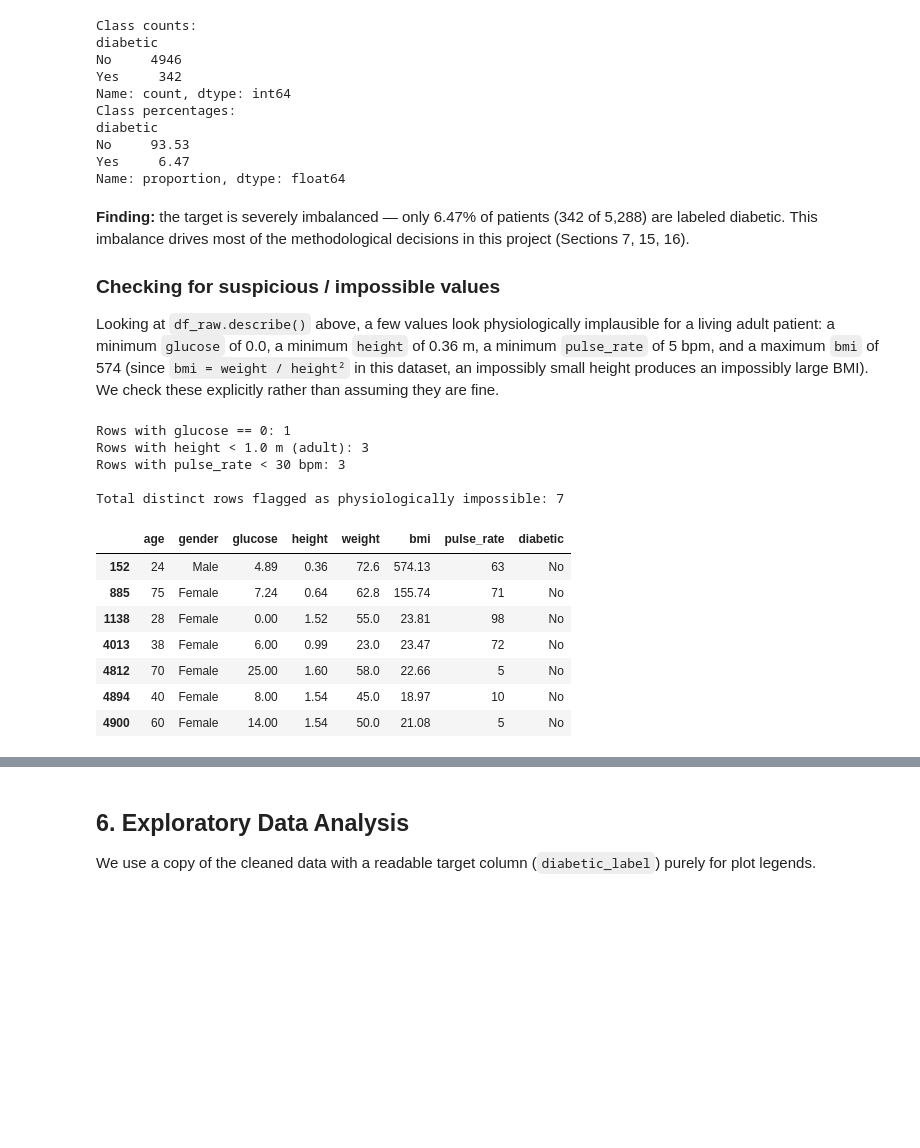
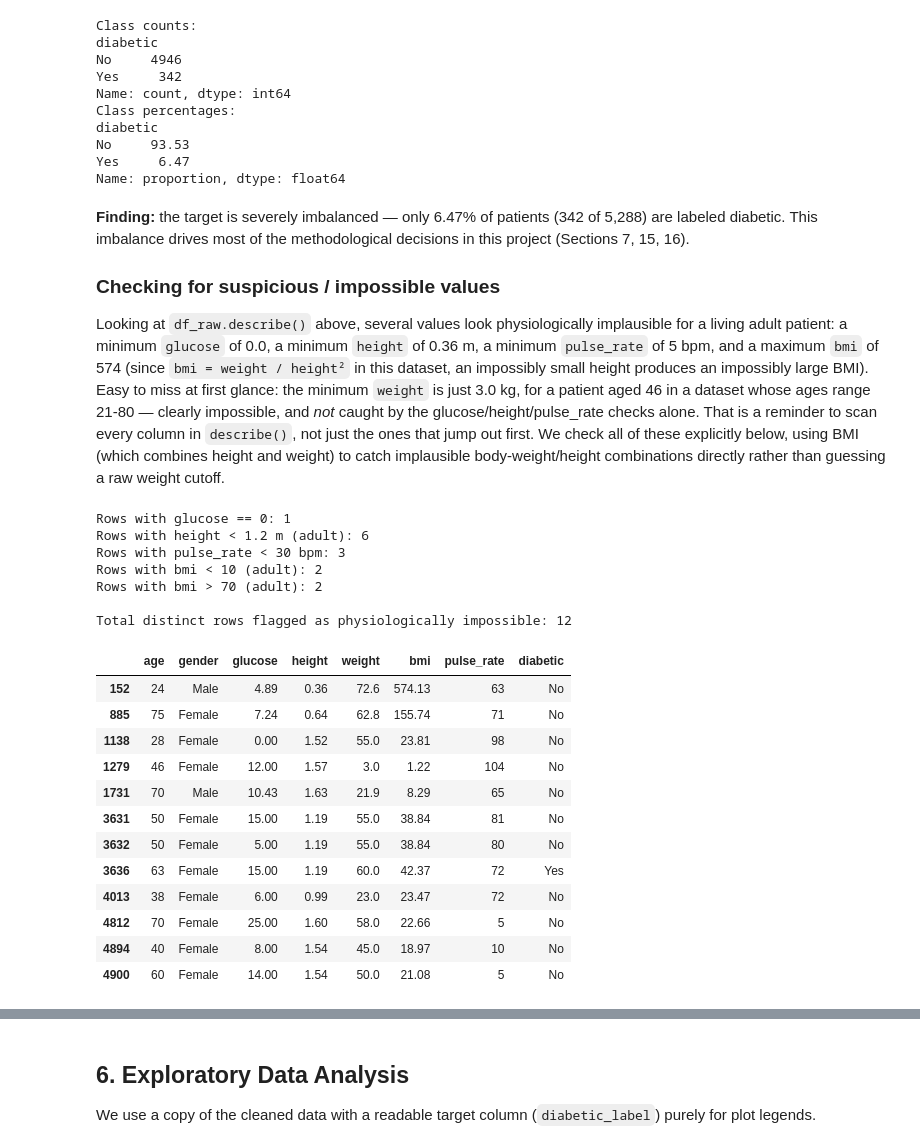
Before and after one commit to nazeeb1432/ML-assignment-8thsem, a Jupyter notebook: notebooks/diabetes_analysis.ipynb, the cells around one changed output, grey strips where cells are left out. Cells and saved outputs as stored; diff of their text form; code cells hidden in the pictures; blank space fills up the shorter version.

Commit message:
impossible cases handled (based on bmi)

```diff
--- a/notebooks/diabetes_analysis.ipynb
+++ b/notebooks/diabetes_analysis.ipynb
@@ -163,25 +163,40 @@ Name: proportion, dtype: float64
 
 ### Checking for suspicious / impossible values
 
-Looking at `df_raw.describe()` above, a few values look physiologically implausible for a living adult patient: a minimum `glucose` of 0.0, a minimum `height` of 0.36 m, a minimum `pulse_rate` of 5 bpm, and a maximum `bmi` of 574 (since `bmi = weight / height²` in this dataset, an impossibly small height produces an impossibly large BMI). We check these explicitly rather than assuming they are fine.
+Looking at `df_raw.describe()` above, several values look physiologically implausible for a living adult patient: a minimum `glucose` of 0.0, a minimum `height` of 0.36 m, a minimum `pulse_rate` of 5 bpm, and a maximum `bmi` of 574 (since `bmi = weight / height²` in this dataset, an impossibly small height produces an impossibly large BMI). Easy to miss at first glance: the minimum `weight` is just 3.0 kg, for a patient aged 46 in a dataset whose ages range 21-80 — clearly impossible, and *not* caught by the glucose/height/pulse_rate checks alone. That is a reminder to scan every column in `describe()`, not just the ones that jump out first. We check all of these explicitly below, using BMI (which combines height and weight) to catch implausible body-weight/height combinations directly rather than guessing a raw weight cutoff.
 # %%
 print("Rows with glucose == 0:", (df_raw["glucose"] == 0).sum())
-print("Rows with height < 1.0 m (adult):", (df_raw["height"] < 1.0).sum())
+print("Rows with height < 1.2 m (adult):", (df_raw["height"] < 1.2).sum())
 print("Rows with pulse_rate < 30 bpm:", (df_raw["pulse_rate"] < 30).sum())
+print("Rows with bmi < 10 (adult):", (df_raw["bmi"] < 10).sum())
+print("Rows with bmi > 70 (adult):", (df_raw["bmi"] > 70).sum())
 print()
-impossible_mask = (df_raw["glucose"] == 0) | (df_raw["height"] < 1.0) | (df_raw["pulse_rate"] < 30)
+impossible_mask = (
+    (df_raw["glucose"] == 0)
+    | (df_raw["height"] < 1.2)
+    | (df_raw["pulse_rate"] < 30)
+    | (df_raw["bmi"] < 10)
+    | (df_raw["bmi"] > 70)
+)
 print(f"Total distinct rows flagged as physiologically impossible: {impossible_mask.sum()}")
 df_raw.loc[impossible_mask, ["age", "gender", "glucose", "height", "weight", "bmi", "pulse_rate", "diabetic"]]
 # %% [output]
 Rows with glucose == 0: 1
-Rows with height < 1.0 m (adult): 3
+Rows with height < 1.2 m (adult): 6
 Rows with pulse_rate < 30 bpm: 3
+Rows with bmi < 10 (adult): 2
+Rows with bmi > 70 (adult): 2
 
-Total distinct rows flagged as physiologically impossible: 7
+Total distinct rows flagged as physiologically impossible: 12
 |  | age | gender | glucose | height | weight | bmi | pulse_rate | diabetic |
 | 152 | 24 | Male | 4.89 | 0.36 | 72.6 | 574.13 | 63 | No |
 | 885 | 75 | Female | 7.24 | 0.64 | 62.8 | 155.74 | 71 | No |
 | 1138 | 28 | Female | 0.00 | 1.52 | 55.0 | 23.81 | 98 | No |
+| 1279 | 46 | Female | 12.00 | 1.57 | 3.0 | 1.22 | 104 | No |
+| 1731 | 70 | Male | 10.43 | 1.63 | 21.9 | 8.29 | 65 | No |
+| 3631 | 50 | Female | 15.00 | 1.19 | 55.0 | 38.84 | 81 | No |
+| 3632 | 50 | Female | 5.00 | 1.19 | 55.0 | 38.84 | 80 | No |
+| 3636 | 63 | Female | 15.00 | 1.19 | 60.0 | 42.37 | 72 | Yes |
 | 4013 | 38 | Female | 6.00 | 0.99 | 23.0 | 23.47 | 72 | No |
 | 4812 | 70 | Female | 25.00 | 1.60 | 58.0 | 22.66 | 5 | No |
 | 4894 | 40 | Female | 8.00 | 1.54 | 45.0 | 18.97 | 10 | No |
```
Also changed, not shown: parts of 24 cells of this notebook, 42 other files.
